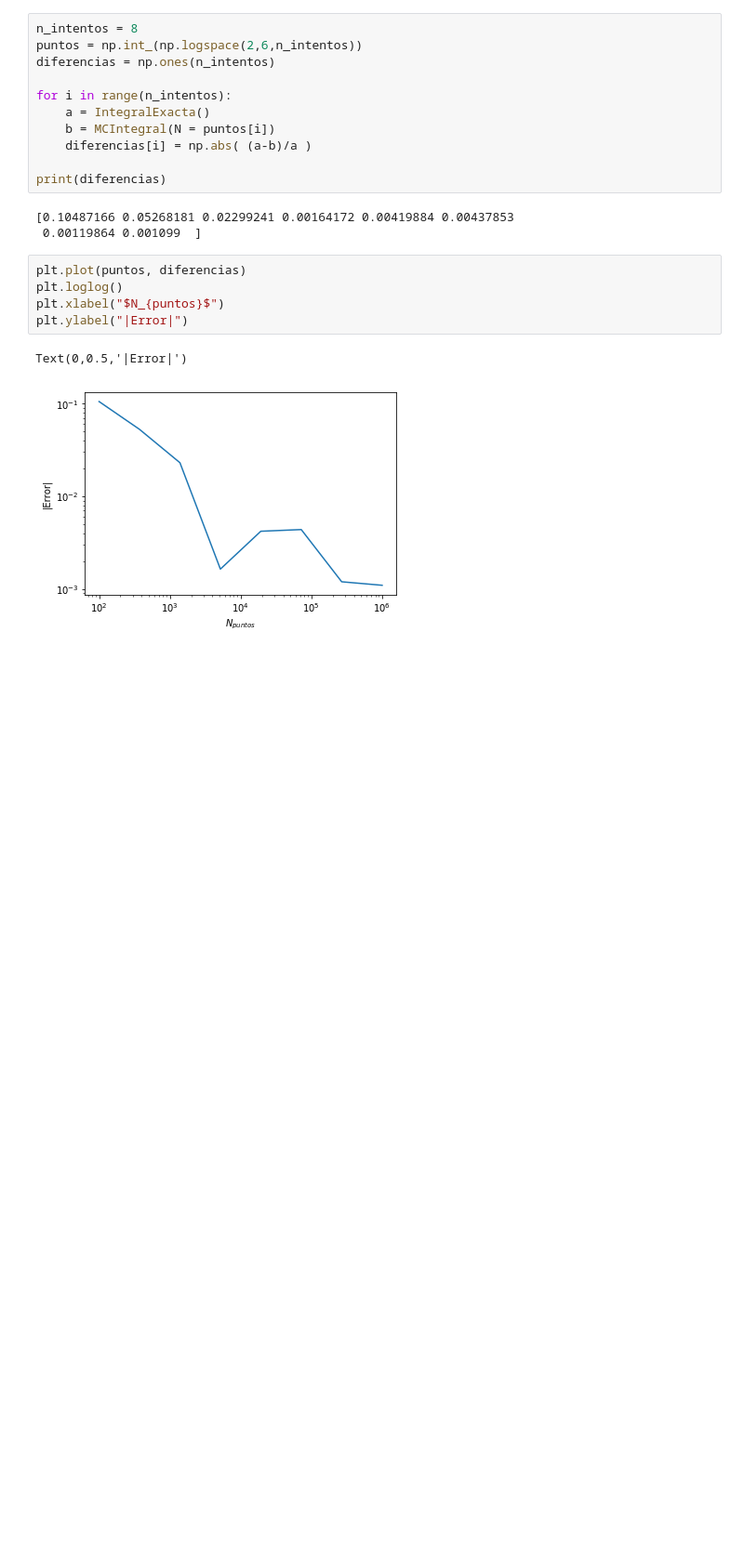
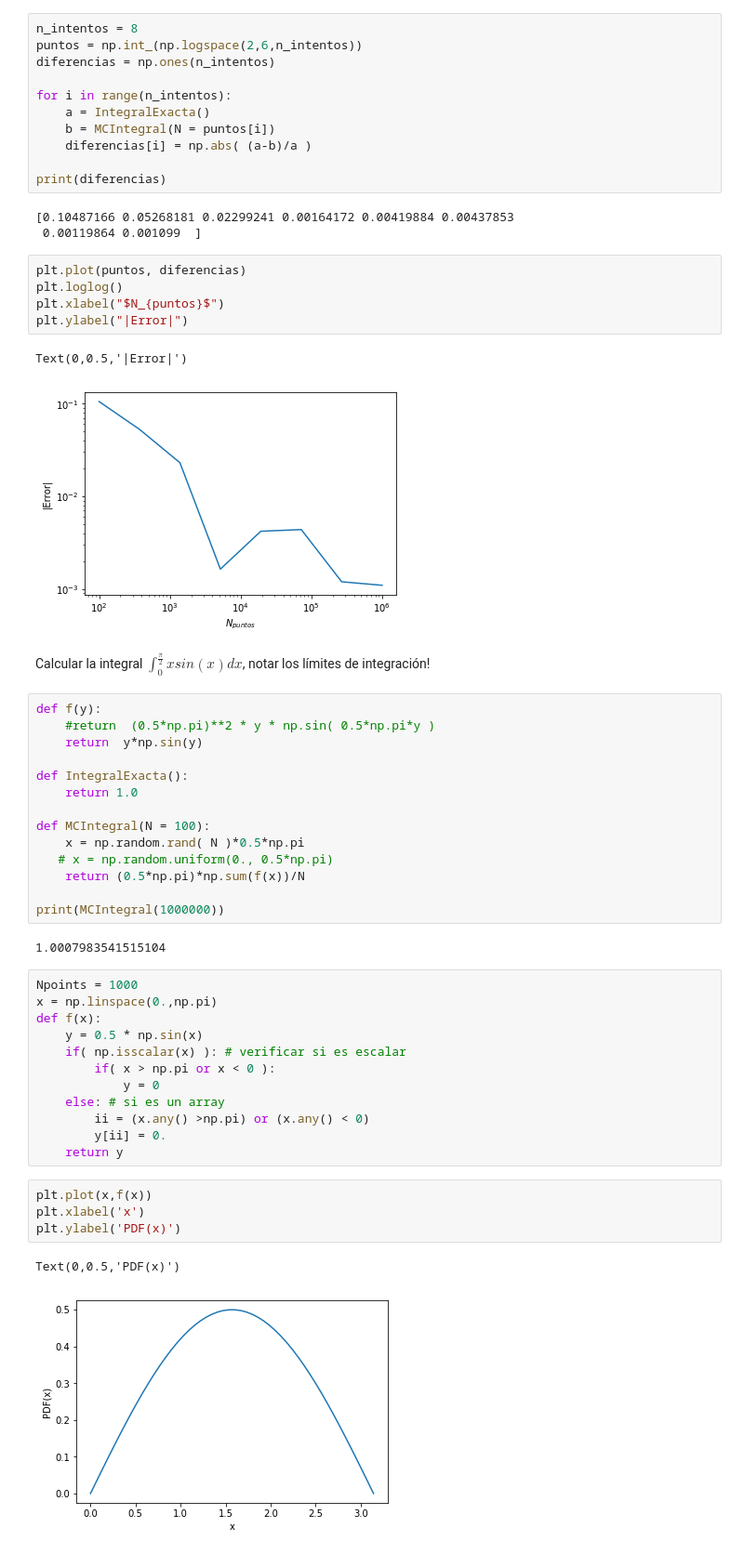
Before and after one commit to irecio/MetodoComputacionales, a Jupyter notebook: Week3/Lecture2.ipynb, the cells around one changed output. Shown: that part at 93% size. Saved outputs shown, nothing was run; the diff lists cells and outputs as text; blank space fills up the shorter version.

```diff
--- a/Week3/Lecture2.ipynb
+++ b/Week3/Lecture2.ipynb
@@ -95,3 +95,40 @@ plt.ylabel("|Error|")
 # %% [output]
 Text(0,0.5,'|Error|')
 [figure]
+# %% [markdown]
+Calcular la integral $\int_{0}^{\frac{\pi}{2}} xsin(x) dx$, notar los límites de integración!
+# %%
+def f(y):
+    #return  (0.5*np.pi)**2 * y * np.sin( 0.5*np.pi*y )
+    return  y*np.sin(y)
+
+def IntegralExacta():
+    return 1.0
+
+def MCIntegral(N = 100):
+    x = np.random.rand( N )*0.5*np.pi
+   # x = np.random.uniform(0., 0.5*np.pi)
+    return (0.5*np.pi)*np.sum(f(x))/N
+
+print(MCIntegral(1000000))
+# %% [output]
+1.0007983541515104
+# %%
+Npoints = 1000
+x = np.linspace(0.,np.pi)
+def f(x):
+    y = 0.5 * np.sin(x)
+    if( np.isscalar(x) ): # verificar si es escalar
+        if( x > np.pi or x < 0 ):
+            y = 0
+    else: # si es un array
+        ii = (x.any() >np.pi) or (x.any() < 0)
+        y[ii] = 0.
+    return y
+# %%
+plt.plot(x,f(x))
+plt.xlabel('x')
+plt.ylabel('PDF(x)')
+# %% [output]
+Text(0,0.5,'PDF(x)')
+[figure, added]
```
Also changed, not shown: parts of 16 cells of this notebook.
